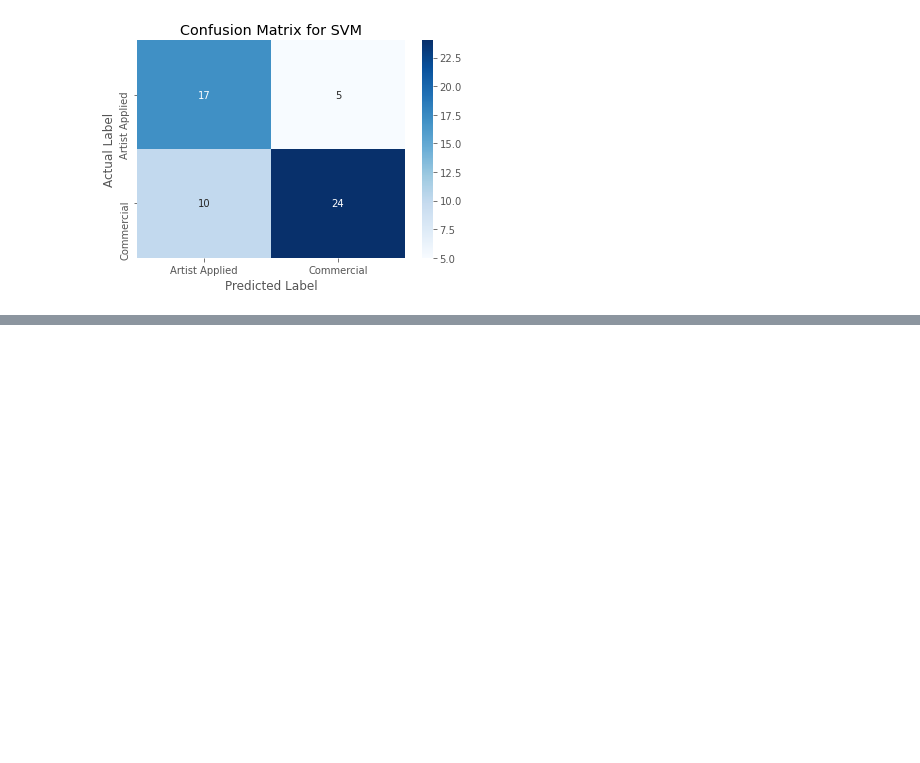
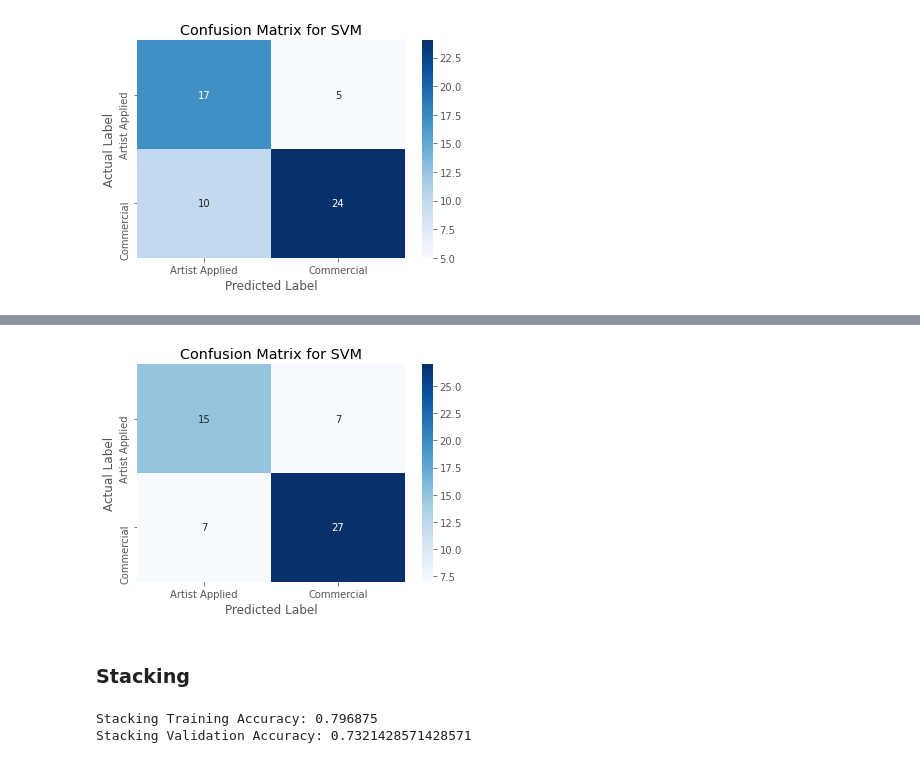
Before and after one commit to DS-Project-Group-7/Data-Science-Project, a Jupyter notebook: data_analysis/ground-application-prediction.ipynb, the cells around one changed output, grey strips where cells are left out. Drawn from its saved outputs; the diff is of its cells as text; code cells hidden in the pictures; blank space fills up the shorter version.

```diff
--- a/data_analysis/ground-application-prediction.ipynb
+++ b/data_analysis/ground-application-prediction.ipynb
@@ -201,0 +282,35 @@ plt.show()
+# %%
+cm = confusion_matrix(y_valid, valid_prediction)
+
+ax = plt.subplot()
+sns.heatmap(cm, annot=True, fmt='g', ax=ax, cmap='Blues',
+            xticklabels = ['Artist Applied', 'Commercial'],
+            yticklabels = ['Artist Applied', 'Commercial'])
+ax.set_xlabel('Predicted Label')
+ax.set_ylabel('Actual Label')
+ax.set_title('Confusion Matrix for SVM')
+plt.show()
+# %% [output]
+[figure, added]
+# %% [markdown]
+### Stacking
+# %%
+from sklearn.ensemble import StackingClassifier
+
+estimators = [
+    ('BNB', BernoulliNB()),
+    ('Logistic', LogisticRegression(C=0.8, max_iter=1000)),
+    ('SVC', SVC(C=0.126896)),
+    ('RF', RandomForestClassifier(max_depth=3, n_estimators=100)),
+]
+
+clf = StackingClassifier(
+    estimators=estimators, final_estimator=LogisticRegression(max_iter=1000)
+)
+
+clf.fit(X_train, y_train)
+print('Stacking Training Accuracy:', clf.score(X_train, y_train))
+print('Stacking Validation Accuracy:', clf.score(X_valid, y_valid))
+# %% [output]
+Stacking Training Accuracy: 0.796875
+Stacking Validation Accuracy: 0.7321428571428571
```
Also changed, not shown: parts of 11 cells of this notebook.
